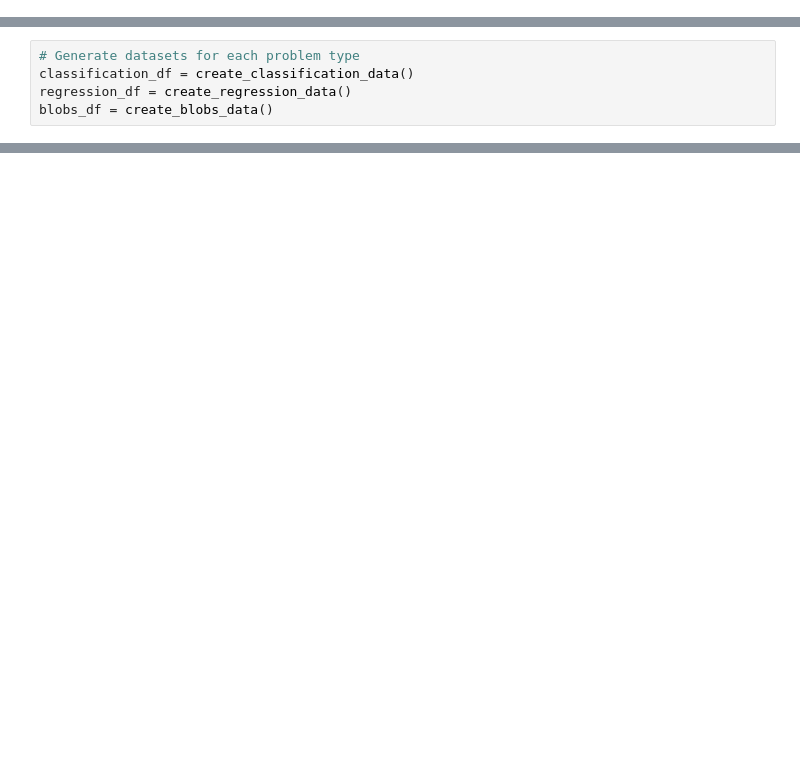
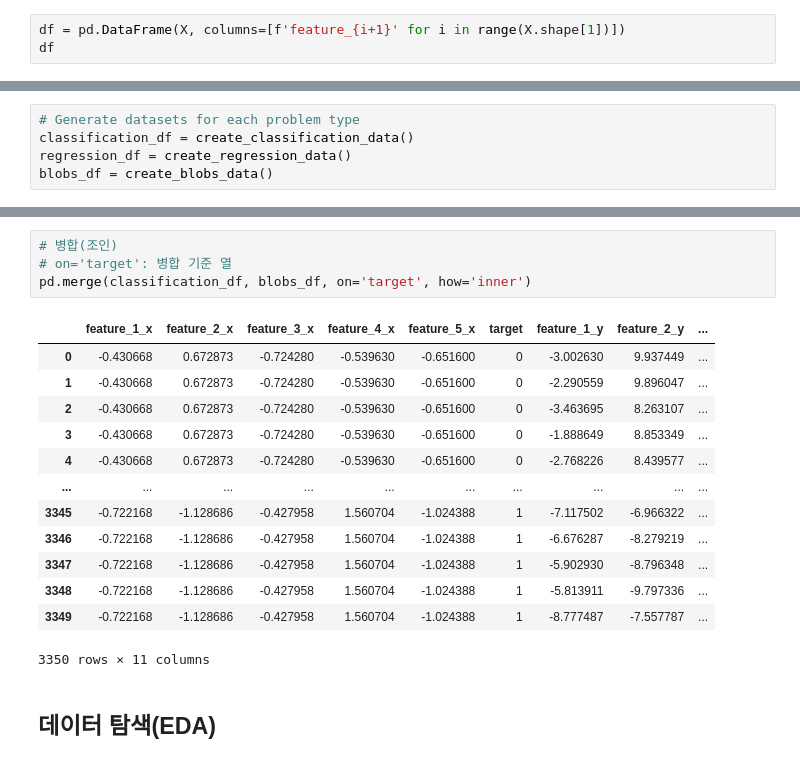
Before and after one commit to oakilae-droid/big0611, a Jupyter notebook: py/p04_머신러닝과딥러닝/ch02_전처리/ex07_전처리.ipynb, the cells around one changed output, grey strips where cells are left out. Drawn from its saved outputs; the diff is of its cells as text; blank space fills up the shorter version.

```diff
--- a/py/p04_머신러닝과딥러닝/ch02_전처리/ex07_전처리.ipynb
+++ b/py/p04_머신러닝과딥러닝/ch02_전처리/ex07_전처리.ipynb
@@ -35,3 +39,6 @@ print(y)
 X.shape
 # %% [output]
 (100, 5)
+# %%
+df = pd.DataFrame(X, columns=[f'feature_{i+1}' for i in range(X.shape[1])])
+df
@@ -112,0 +374,20 @@ print('결측치 삭제:', regression_df['feature_3'].isna().sum())
+# %%
+# 병합(조인)
+# on='target': 병합 기준 열
+pd.merge(classification_df, blobs_df, on='target', how='inner')
+# %% [output]
+|  | feature_1_x | feature_2_x | feature_3_x | feature_4_x | feature_5_x | target | feature_1_y | feature_2_y | ... |
+| 0 | -0.430668 | 0.672873 | -0.724280 | -0.539630 | -0.651600 | 0 | -3.002630 | 9.937449 | ... |
+| 1 | -0.430668 | 0.672873 | -0.724280 | -0.539630 | -0.651600 | 0 | -2.290559 | 9.896047 | ... |
+| 2 | -0.430668 | 0.672873 | -0.724280 | -0.539630 | -0.651600 | 0 | -3.463695 | 8.263107 | ... |
+| 3 | -0.430668 | 0.672873 | -0.724280 | -0.539630 | -0.651600 | 0 | -1.888649 | 8.853349 | ... |
+| 4 | -0.430668 | 0.672873 | -0.724280 | -0.539630 | -0.651600 | 0 | -2.768226 | 8.439577 | ... |
+| ... | ... | ... | ... | ... | ... | ... | ... | ... | ... |
+| 3345 | -0.722168 | -1.128686 | -0.427958 | 1.560704 | -1.024388 | 1 | -7.117502 | -6.966322 | ... |
+| 3346 | -0.722168 | -1.128686 | -0.427958 | 1.560704 | -1.024388 | 1 | -6.676287 | -8.279219 | ... |
+| 3347 | -0.722168 | -1.128686 | -0.427958 | 1.560704 | -1.024388 | 1 | -5.902930 | -8.796348 | ... |
+| 3348 | -0.722168 | -1.128686 | -0.427958 | 1.560704 | -1.024388 | 1 | -5.813911 | -9.797336 | ... |
+| 3349 | -0.722168 | -1.128686 | -0.427958 | 1.560704 | -1.024388 | 1 | -8.777487 | -7.557787 | ... |
+3350 rows × 11 columns
+# %% [markdown]
+## 데이터 탐색(EDA)
```
Also changed, not shown: parts of 31 cells of this notebook.
